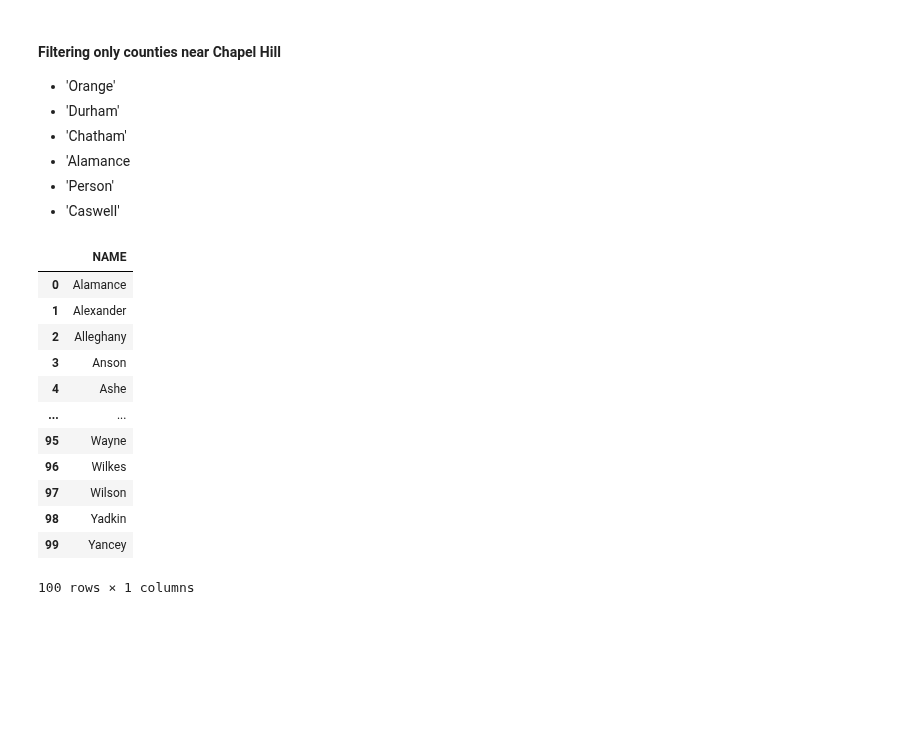
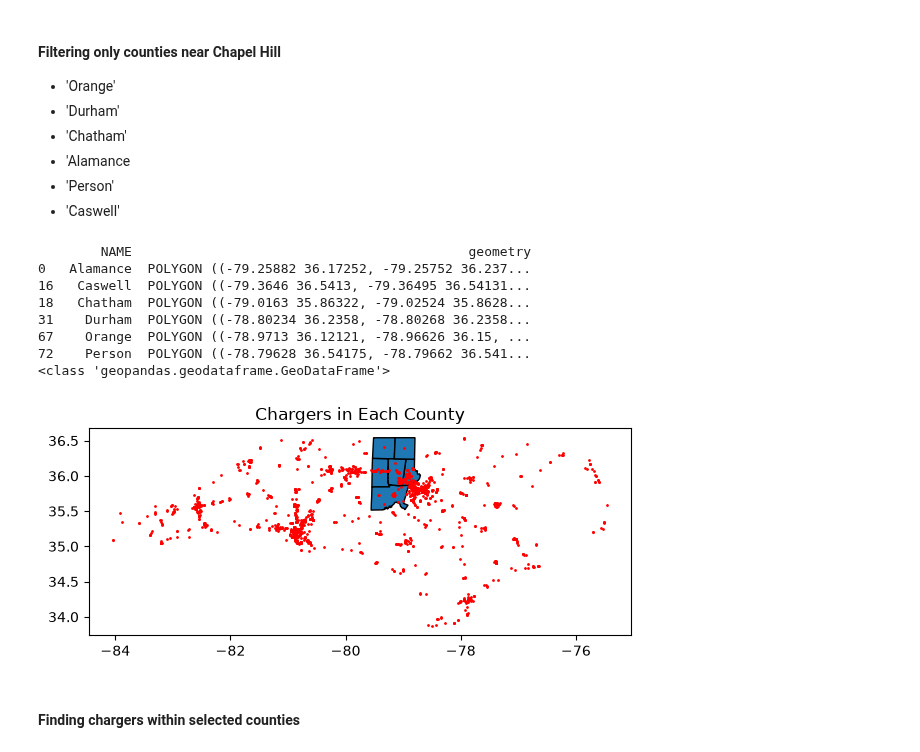
Before and after one commit to lexileach/geog592-lexleach, a Jupyter notebook: homework/week07/lexleach-hw08-geoprocessing.ipynb, the cells around one changed output. Cells and saved outputs as stored; diff of their text form; code cells hidden in the pictures; blank space fills up the shorter version.

```diff
--- a/homework/week07/lexleach-hw08-geoprocessing.ipynb
+++ b/homework/week07/lexleach-hw08-geoprocessing.ipynb
@@ -163,18 +163,32 @@ plt.show()
 counties = raw_counties[["NAME","geometry"]].copy()
 # %%
 # Filtering only rows of interest
-counties[["NAME"]]
+near_chap = counties[(counties['NAME'] == "Orange") |
+                     (counties['NAME'] == "Durham") |
+                     (counties['NAME'] == "Chatham") |
+                     (counties['NAME'] == "Alamance") |
+                     (counties['NAME'] == "Person") |
+                     (counties['NAME'] == "Caswell")].copy()
+
+print(near_chap)
+print(type(near_chap))
 # %% [output]
-|  | NAME |
-| 0 | Alamance |
-| 1 | Alexander |
-| 2 | Alleghany |
-| 3 | Anson |
-| 4 | Ashe |
-| ... | ... |
-| 95 | Wayne |
-| 96 | Wilkes |
-| 97 | Wilson |
-| 98 | Yadkin |
-| 99 | Yancey |
-100 rows × 1 columns
+        NAME                                           geometry
+0   Alamance  POLYGON ((-79.25882 36.17252, -79.25752 36.237...
+16   Caswell  POLYGON ((-79.3646 36.5413, -79.36495 36.54131...
+18   Chatham  POLYGON ((-79.0163 35.86322, -79.02524 35.8628...
+31    Durham  POLYGON ((-78.80234 36.2358, -78.80268 36.2358...
+67    Orange  POLYGON ((-78.9713 36.12121, -78.96626 36.15, ...
+72    Person  POLYGON ((-78.79628 36.54175, -78.79662 36.541...
+<class 'geopandas.geodataframe.GeoDataFrame'>
+# %%
+# Plotting only counties near Chapel Hill
+fig, ax = plt.subplots(figsize=(7,7))
+near_chap.plot(ax=ax, edgecolor="black")
+chargers.plot(ax=ax, markersize=1, c="red")
+ax.set_title("Chargers in Each County")
+plt.show()
+# %% [output]
+[figure, added]
+# %% [markdown]
+#### Finding chargers within selected counties
```
Also changed, not shown: parts of 7 cells of this notebook, 1 other file.
